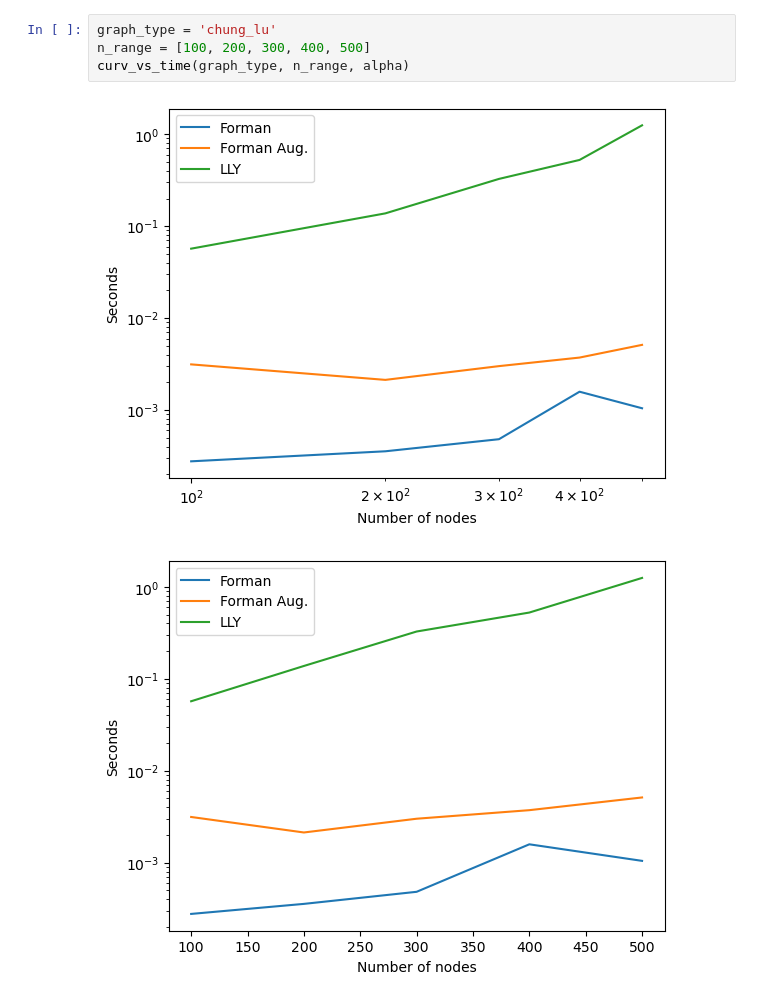
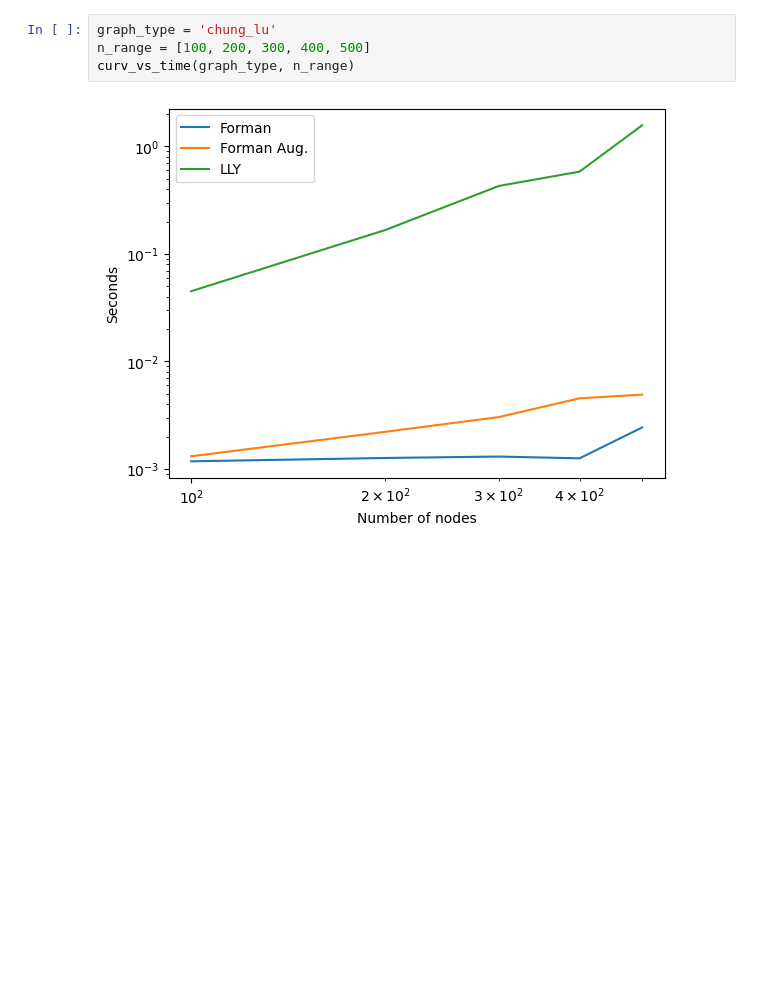
Before and after one commit to michrawson/PyGraphCurvature, a Jupyter notebook: examples/example.ipynb, the cells around one changed output. Drawn from its saved outputs; the diff is of its cells as text; blank space fills up the shorter version.

```diff
--- a/examples/example.ipynb
+++ b/examples/example.ipynb
@@ -62,7 +66,6 @@ curv_vs_time(graph_type, n_range, alpha)
 # %%
 graph_type = 'chung_lu'
 n_range = [100, 200, 300, 400, 500]
-curv_vs_time(graph_type, n_range, alpha)
+curv_vs_time(graph_type, n_range)
 # %% [output]
-[figure, old version]
+[figure, new version]
-[figure, removed]
```
Also changed, not shown: parts of 11 cells of this notebook, 3 other files.
